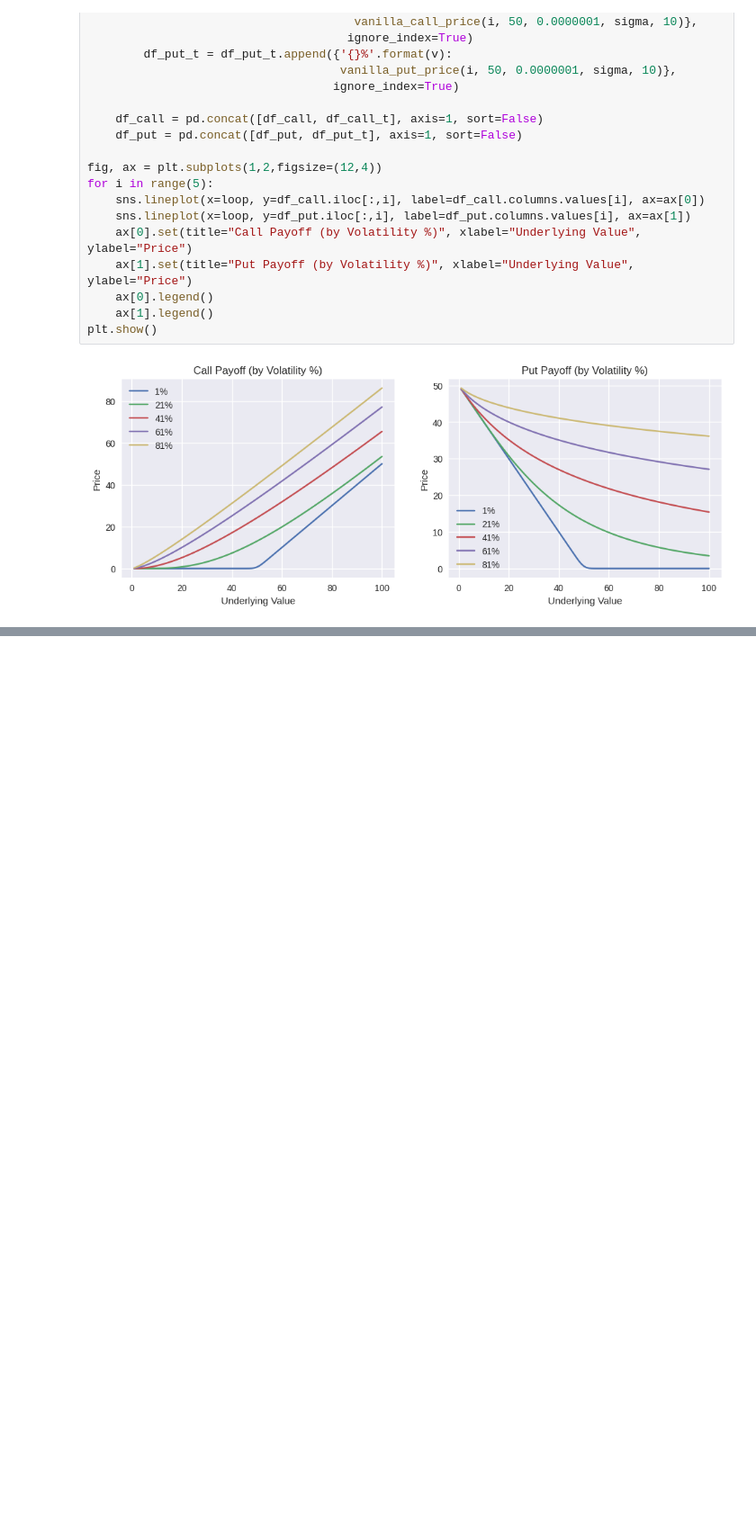
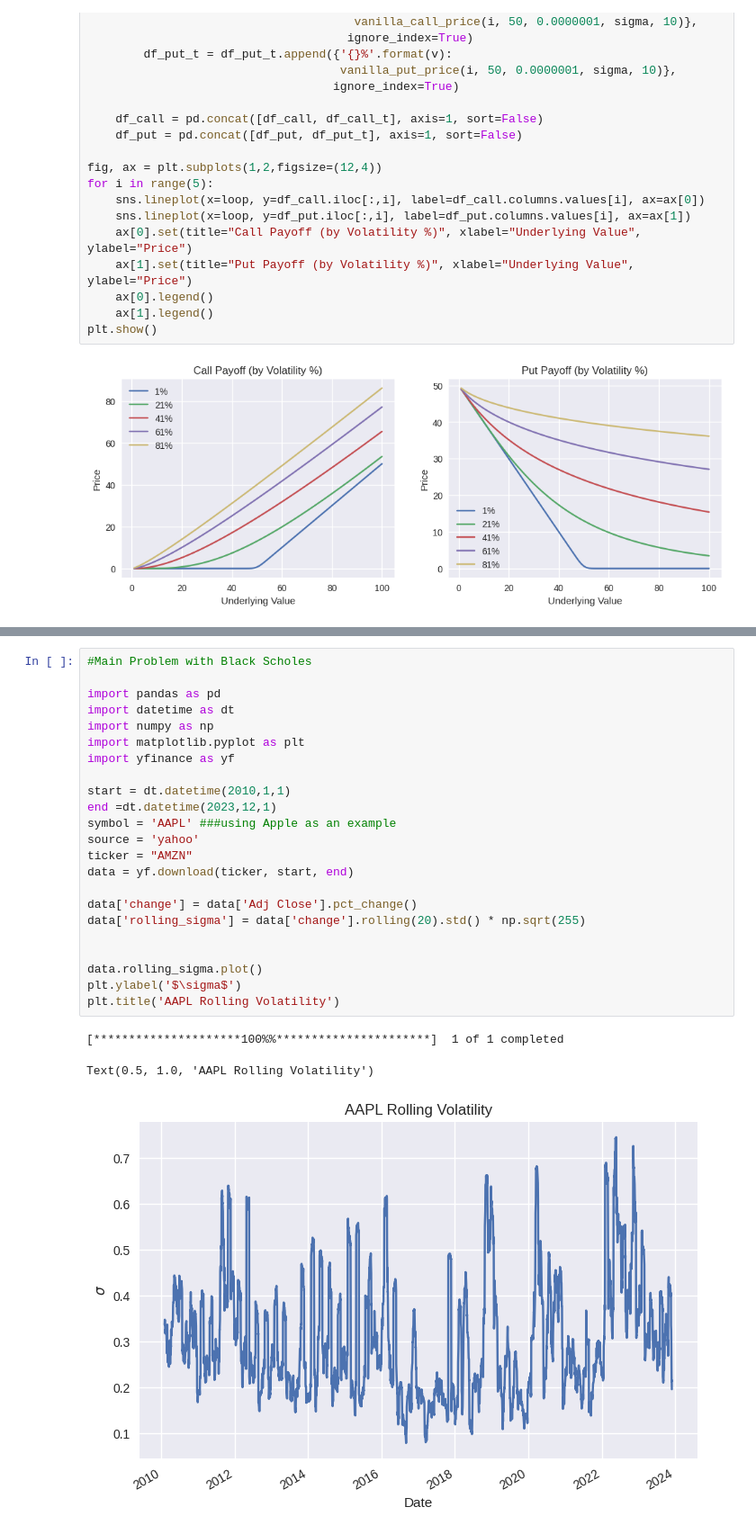
Before and after one commit to Ravindra1972/Anaytics-in-finance-using-Python, a Jupyter notebook: Derivatives_Pricing.ipynb, the cells around one changed output, grey strips where cells are left out. Shown at 90% size. Drawn from its saved outputs; the diff is of its cells as text; blank space fills up the shorter version.

```diff
--- a/Derivatives_Pricing.ipynb
+++ b/Derivatives_Pricing.ipynb
@@ -338,0 +646,27 @@ plt.show()
+# %%
+#Main Problem with Black Scholes
+
+import pandas as pd
+import datetime as dt
+import numpy as np
+import matplotlib.pyplot as plt
+import yfinance as yf
+
+start = dt.datetime(2010,1,1)
+end =dt.datetime(2023,12,1)
+symbol = 'AAPL' ###using Apple as an example
+source = 'yahoo'
+ticker = "AMZN"
+data = yf.download(ticker, start, end)
+
+data['change'] = data['Adj Close'].pct_change()
+data['rolling_sigma'] = data['change'].rolling(20).std() * np.sqrt(255)
+
+
+data.rolling_sigma.plot()
+plt.ylabel('$\sigma$')
+plt.title('AAPL Rolling Volatility')
+# %% [output]
+[*********************100%%**********************]  1 of 1 completed
+Text(0.5, 1.0, 'AAPL Rolling Volatility')
+[figure, added]
```
Also changed, not shown: parts of 20 cells of this notebook.
